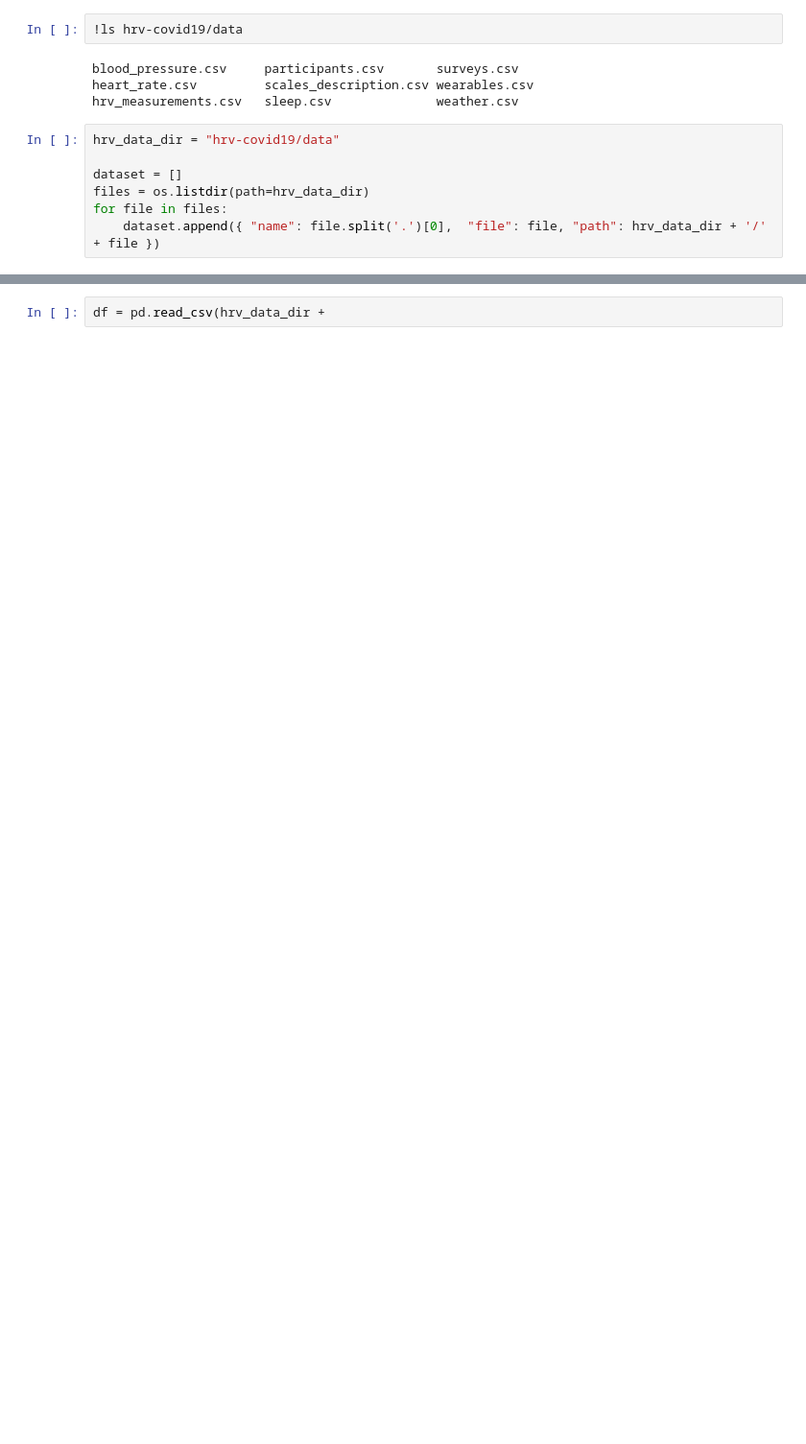
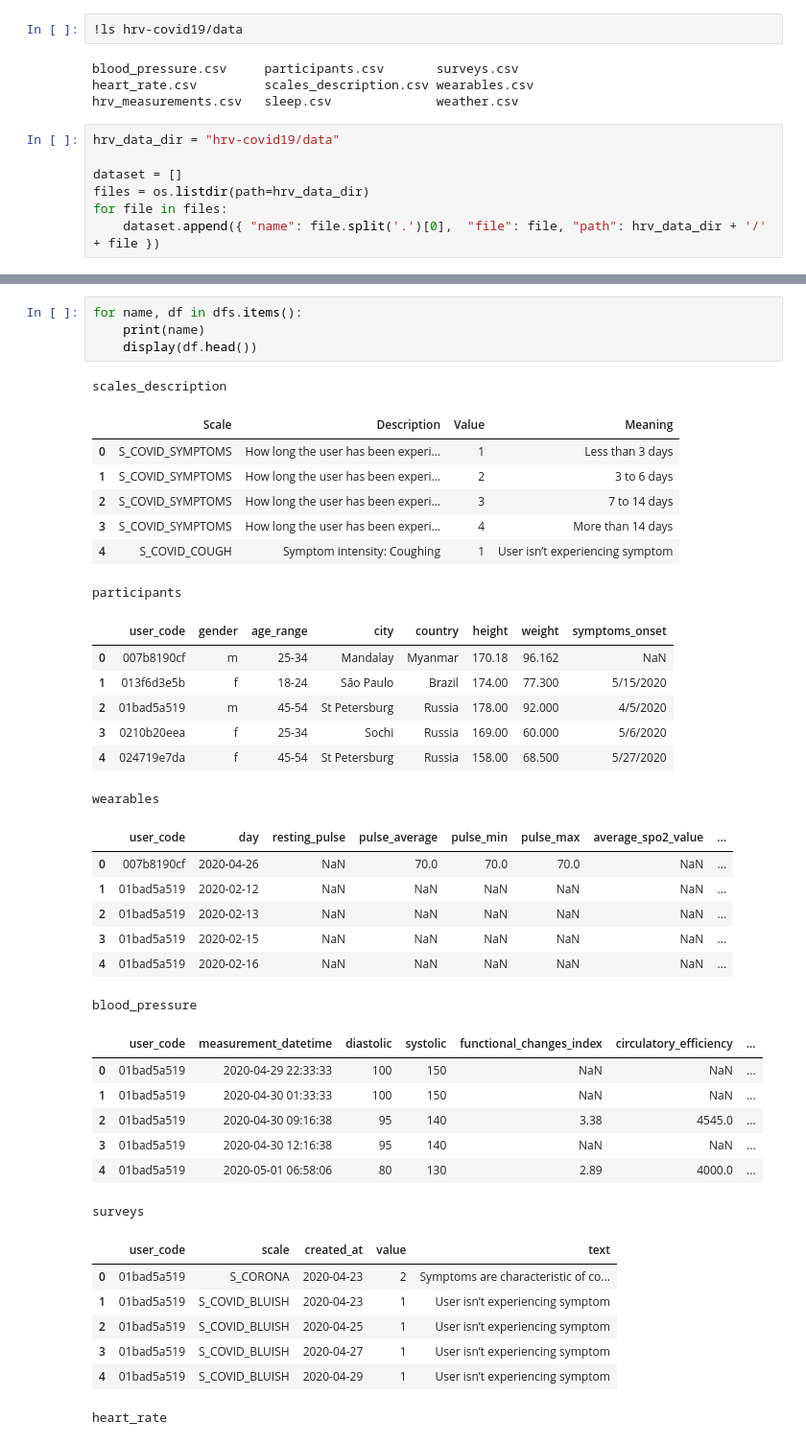
Before and after one commit to AIPI510/aipi510-fall24, a Jupyter notebook: ta4-trackstars.ipynb, the cells around one changed output, grey strips where cells are left out. Shown at 96% size. Cells and saved outputs as stored; diff of their text form; blank space fills up the shorter version.

Commit message:
add table dumps

```diff
--- a/ta4-trackstars.ipynb
+++ b/ta4-trackstars.ipynb
@@ -96,2 +97,41 @@ Loading sleep (sleep.csv) into dataframe...
 # %%
-df = pd.read_csv(hrv_data_dir +
+for name, df in dfs.items():
+    print(name)
+    display(df.head())
+# %% [output]
+scales_description
+|  | Scale | Description | Value | Meaning |
+| 0 | S_COVID_SYMPTOMS | How long the user has been experi... | 1 | Less than 3 days |
+| 1 | S_COVID_SYMPTOMS | How long the user has been experi... | 2 | 3 to 6 days |
+| 2 | S_COVID_SYMPTOMS | How long the user has been experi... | 3 | 7 to 14 days |
+| 3 | S_COVID_SYMPTOMS | How long the user has been experi... | 4 | More than 14 days |
+| 4 | S_COVID_COUGH | Symptom intensity: Coughing | 1 | User isn’t experiencing symptom |
+participants
+|  | user_code | gender | age_range | city | country | height | weight | symptoms_onset |
+| 0 | 007b8190cf | m | 25-34 | Mandalay | Myanmar | 170.18 | 96.162 | NaN |
+| 1 | 013f6d3e5b | f | 18-24 | São Paulo | Brazil | 174.00 | 77.300 | 5/15/2020 |
+| 2 | 01bad5a519 | m | 45-54 | St Petersburg | Russia | 178.00 | 92.000 | 4/5/2020 |
+| 3 | 0210b20eea | f | 25-34 | Sochi | Russia | 169.00 | 60.000 | 5/6/2020 |
+| 4 | 024719e7da | f | 45-54 | St Petersburg | Russia | 158.00 | 68.500 | 5/27/2020 |
+wearables
+|  | user_code | day | resting_pulse | pulse_average | pulse_min | pulse_max | average_spo2_value | ... |
+| 0 | 007b8190cf | 2020-04-26 | NaN | 70.0 | 70.0 | 70.0 | NaN | ... |
+| 1 | 01bad5a519 | 2020-02-12 | NaN | NaN | NaN | NaN | NaN | ... |
+| 2 | 01bad5a519 | 2020-02-13 | NaN | NaN | NaN | NaN | NaN | ... |
+| 3 | 01bad5a519 | 2020-02-15 | NaN | NaN | NaN | NaN | NaN | ... |
+| 4 | 01bad5a519 | 2020-02-16 | NaN | NaN | NaN | NaN | NaN | ... |
+blood_pressure
+|  | user_code | measurement_datetime | diastolic | systolic | functional_changes_index | circulatory_efficiency | ... |
+| 0 | 01bad5a519 | 2020-04-29 22:33:33 | 100 | 150 | NaN | NaN | ... |
+| 1 | 01bad5a519 | 2020-04-30 01:33:33 | 100 | 150 | NaN | NaN | ... |
+| 2 | 01bad5a519 | 2020-04-30 09:16:38 | 95 | 140 | 3.38 | 4545.0 | ... |
+| 3 | 01bad5a519 | 2020-04-30 12:16:38 | 95 | 140 | NaN | NaN | ... |
+| 4 | 01bad5a519 | 2020-05-01 06:58:06 | 80 | 130 | 2.89 | 4000.0 | ... |
+surveys
+|  | user_code | scale | created_at | value | text |
+| 0 | 01bad5a519 | S_CORONA | 2020-04-23 | 2 | Symptoms are characteristic of co... |
+| 1 | 01bad5a519 | S_COVID_BLUISH | 2020-04-23 | 1 | User isn’t experiencing symptom |
+| 2 | 01bad5a519 | S_COVID_BLUISH | 2020-04-25 | 1 | User isn’t experiencing symptom |
+| 3 | 01bad5a519 | S_COVID_BLUISH | 2020-04-27 | 1 | User isn’t experiencing symptom |
+| 4 | 01bad5a519 | S_COVID_BLUISH | 2020-04-29 | 1 | User isn’t experiencing symptom |
+heart_rate
```
Also changed, not shown: parts of 13 cells of this notebook.
